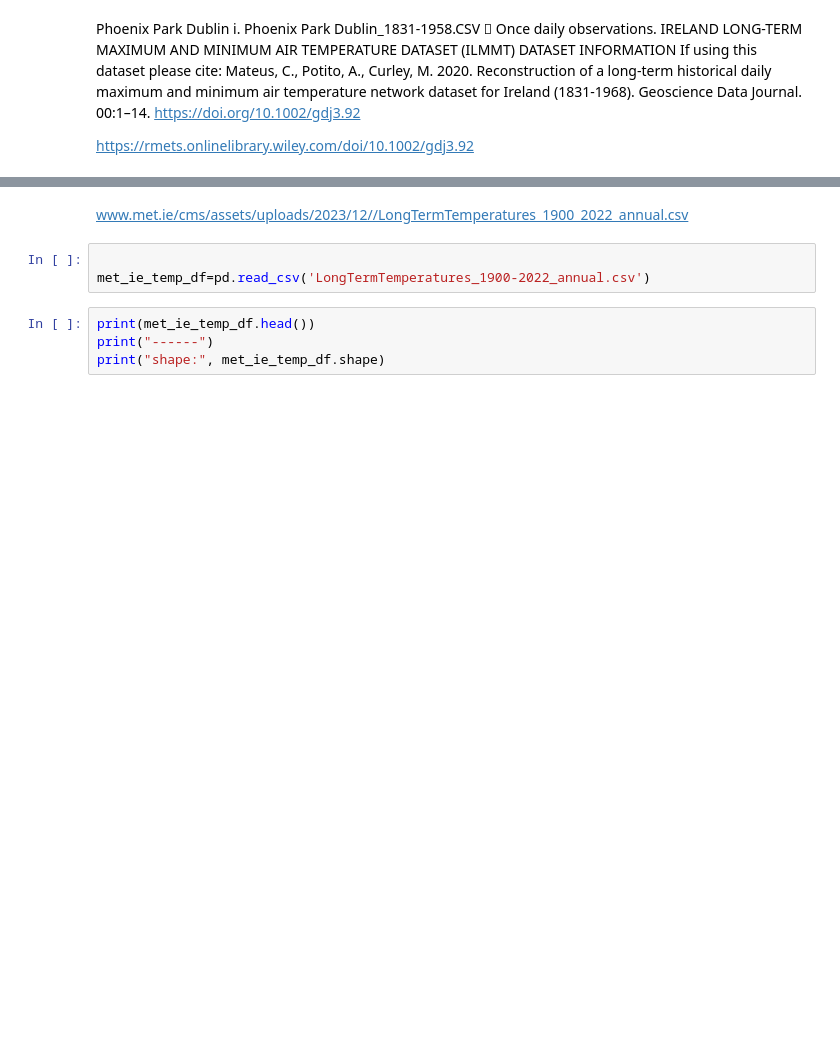
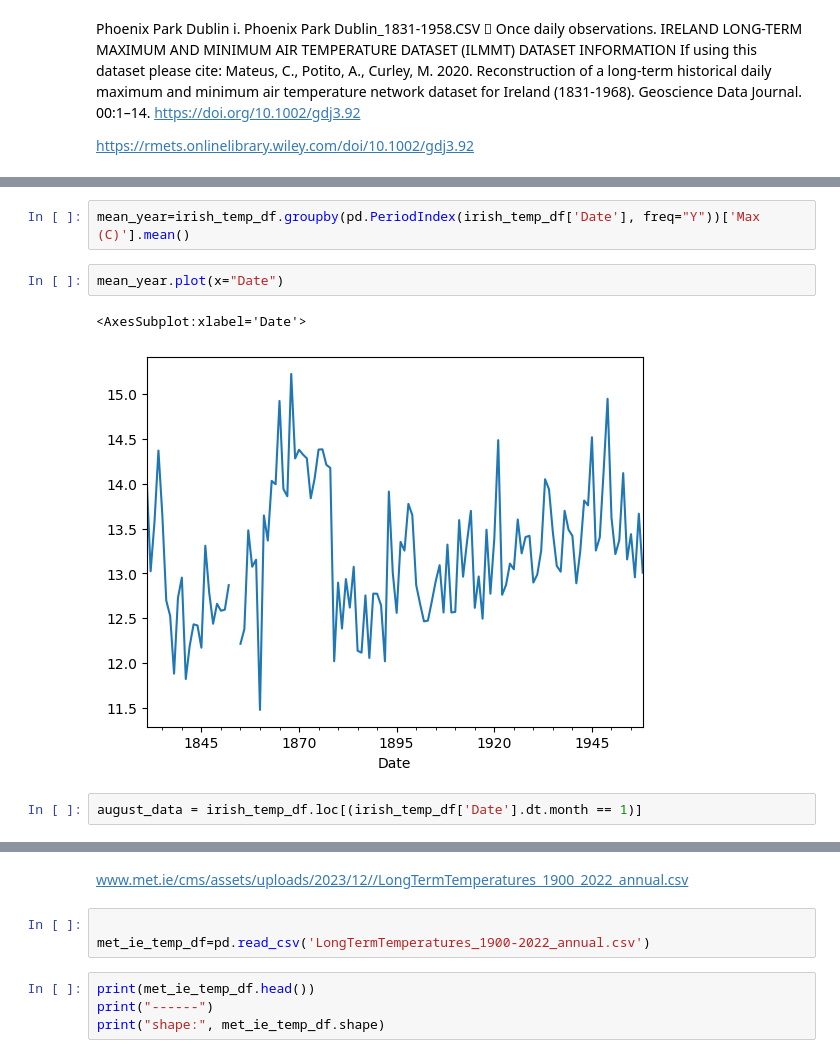
Before and after one commit to OlgaKnut/Programming-for-Data-Analysis-Project-2, a Jupyter notebook: pfda_project_2.ipynb, the cells around one changed output, grey strips where cells are left out. Cells and saved outputs as stored; diff of their text form; blank space fills up the shorter version.

```diff
--- a/pfda_project_2.ipynb
+++ b/pfda_project_2.ipynb
@@ -427,0 +447,9 @@ irish_temp_df.plot(x="Year", y="Max (C)")
+# %%
+mean_year=irish_temp_df.groupby(pd.PeriodIndex(irish_temp_df['Date'], freq="Y"))['Max (C)'].mean()
+# %%
+mean_year.plot(x="Date")
+# %% [output]
+<AxesSubplot:xlabel='Date'>
+[figure, added]
+# %%
+august_data = irish_temp_df.loc[(irish_temp_df['Date'].dt.month == 1)]
```
Also changed, not shown: parts of 22 cells of this notebook.
